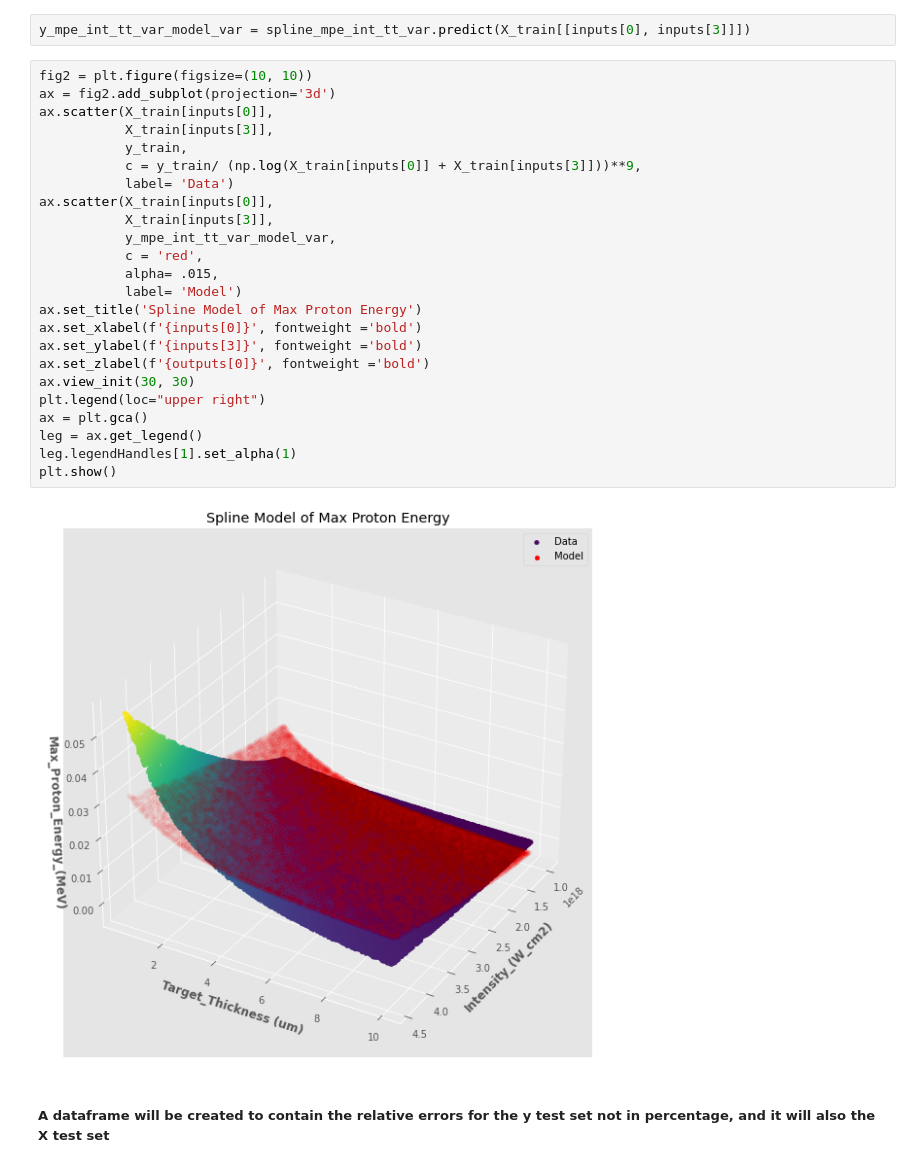
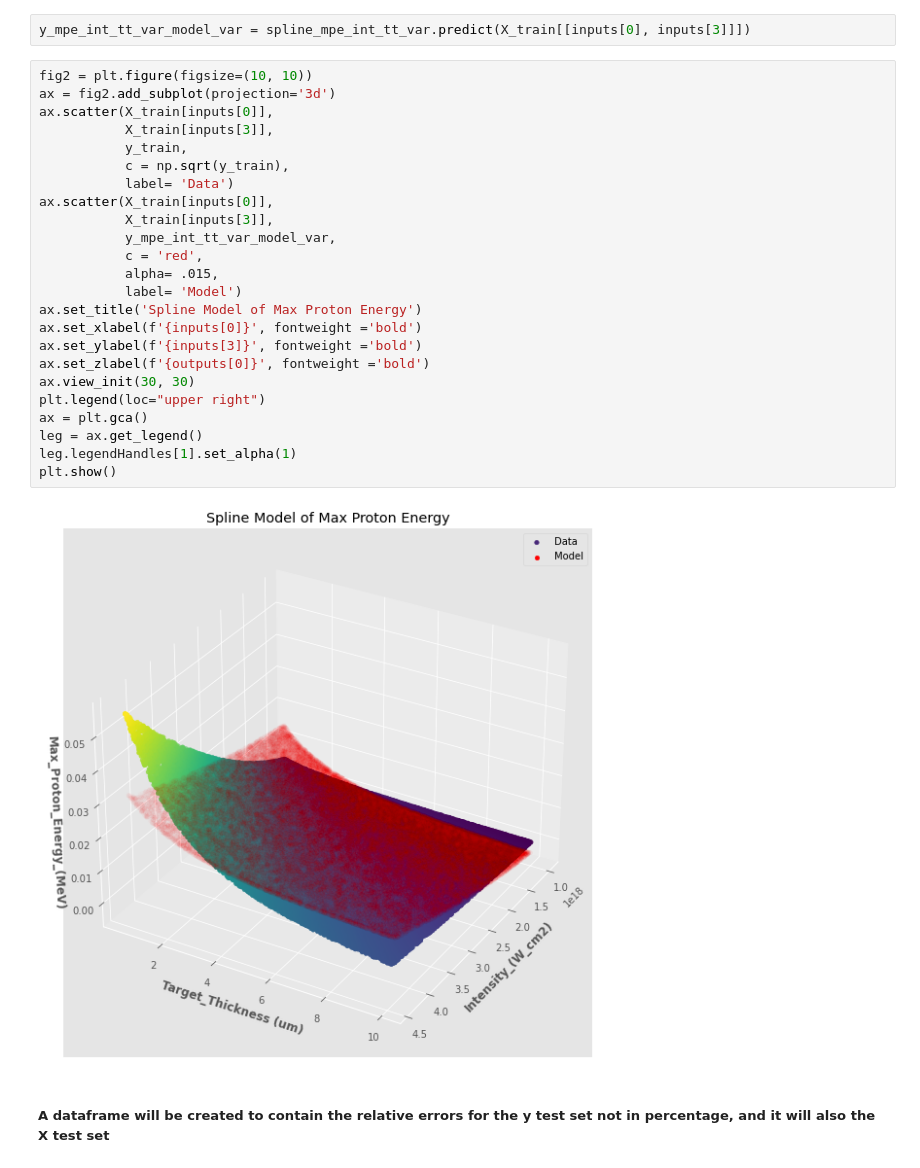
Before and after one commit to pedrog96/vanilla-latte, a Jupyter notebook: spline model with no noise/3D Spline Model For Max Proton Energy.ipynb, the cells around one changed output. Drawn from its saved outputs; the diff is of its cells as text.

Commit message:
Changed to color coding in cell 15 from / (np.log(X_train[inputs[0]] + X_train[inputs[3]]))**9 to sqrt(y_train).

```diff
--- a/spline model with no noise/3D Spline Model For Max Proton Energy.ipynb
+++ b/spline model with no noise/3D Spline Model For Max Proton Energy.ipynb
@@ -121,29 +121,29 @@ y_mpe_int_tt_var_model_var = spline_mpe_int_tt_var.predict(X_train[[inputs[0], i
 # %%
 fig2 = plt.figure(figsize=(10, 10))
 ax = fig2.add_subplot(projection='3d')
 ax.scatter(X_train[inputs[0]],
            X_train[inputs[3]],
            y_train,
-           c = y_train/ (np.log(X_train[inputs[0]] + X_train[inputs[3]]))**9,
+           c = np.sqrt(y_train),
            label= 'Data')
 ax.scatter(X_train[inputs[0]],
            X_train[inputs[3]],
            y_mpe_int_tt_var_model_var,
            c = 'red',
            alpha= .015,
            label= 'Model')
 ax.set_title('Spline Model of Max Proton Energy')
 ax.set_xlabel(f'{inputs[0]}', fontweight ='bold')
 ax.set_ylabel(f'{inputs[3]}', fontweight ='bold')
 ax.set_zlabel(f'{outputs[0]}', fontweight ='bold')
 ax.view_init(30, 30)
 plt.legend(loc="upper right")
 ax = plt.gca()
 leg = ax.get_legend()
 leg.legendHandles[1].set_alpha(1)
 plt.show()
 # %% [output]
-[figure, old version]
+[figure, new version]
 # %% [markdown]
 ##### A dataframe will be created to contain the relative errors for the y test set not in percentage, and it will also the X test set
 # %%
```
Also changed, not shown: parts of 2 cells of this notebook.
